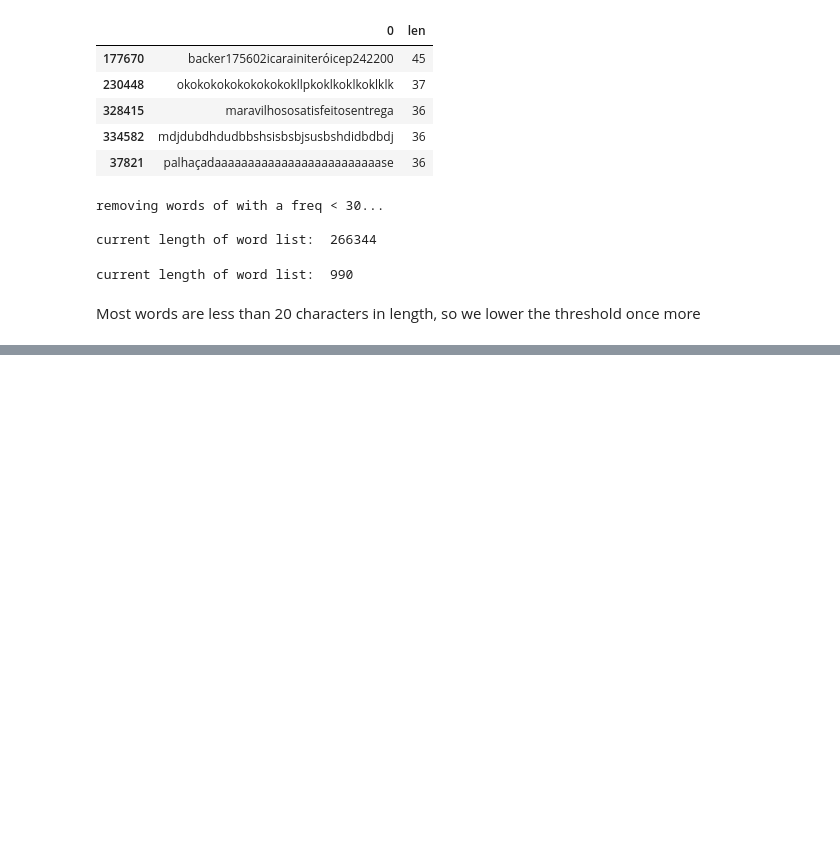
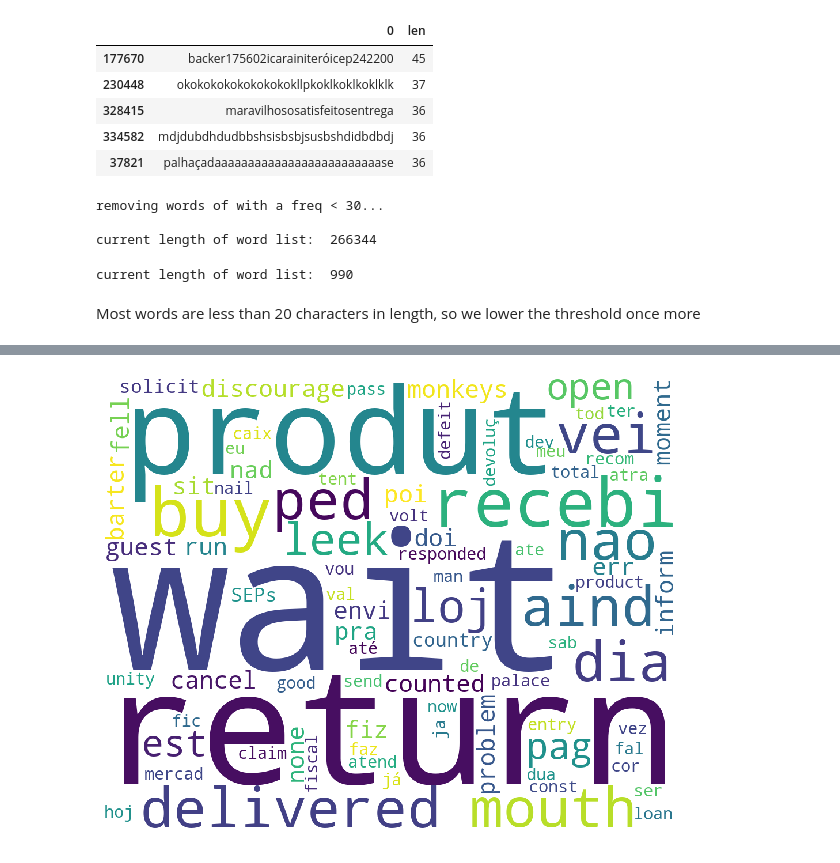
Before and after one commit to fnau001/final-project, a Jupyter notebook: project_temp.ipynb, the cells around one changed output, grey strips where cells are left out. Saved outputs shown, nothing was run; the diff lists cells and outputs as text; code cells hidden in the pictures; blank space fills up the shorter version.

```diff
--- a/project_temp.ipynb
+++ b/project_temp.ipynb
@@ -959,0 +965,8 @@ plt.show()
+# %%
+WORDS = dict(zip(filt_wordlist, wordlist_translated))
+# re-cleaning data
+x = cleaned_reviews[['review_comment_message', 'review_score']]
+
+x['review_comment_message'] = x['review_comment_message'].str.replace('\d+', ' ')
+x['review_comment_message'] = x['review_comment_message'].str.replace('[^\w\s]',' ')
+x['review_comment_message'] = x['review_comment_message'].apply(lambda x: " ".join(x for x in x.split() if x not in stopwords_pt))
@@ -959,0 +1064,8 @@ plt.show()
+# %%
+# Words to update dictionary with
+flatten = lambda l: [item for sublist in l for item in sublist]
+words = list(set(flatten(final)))
+# %%
+# Update dictionary with new values using google API
+for word in words:
+    WORDS.update({word:translate_text(word)})
@@ -959,0 +1093,25 @@ plt.show()
+# %%
+# replace words with 1 rating with translation
+r = [*pd.Series(x1).replace(WORDS).values]
+
+# word cloud for rating 1
+stopwords = set(STOPWORDS)
+comment_words = ''
+for words in r:
+    comment_words = comment_words + words + ' '
+
+
+wordcloud = WordCloud(width = 1000, height = 800,
+                background_color ='white',
+                stopwords = stopwords,
+                min_font_size = 10).generate(comment_words)
+
+# plot the WordCloud image
+plt.figure(figsize = (8, 8), facecolor = None)
+plt.imshow(wordcloud)
+plt.axis("off")
+plt.tight_layout(pad = 0)
+
+plt.show()
+# %% [output]
+[figure, added]
```
Also changed, not shown: parts of 19 cells of this notebook, 1 other file.
